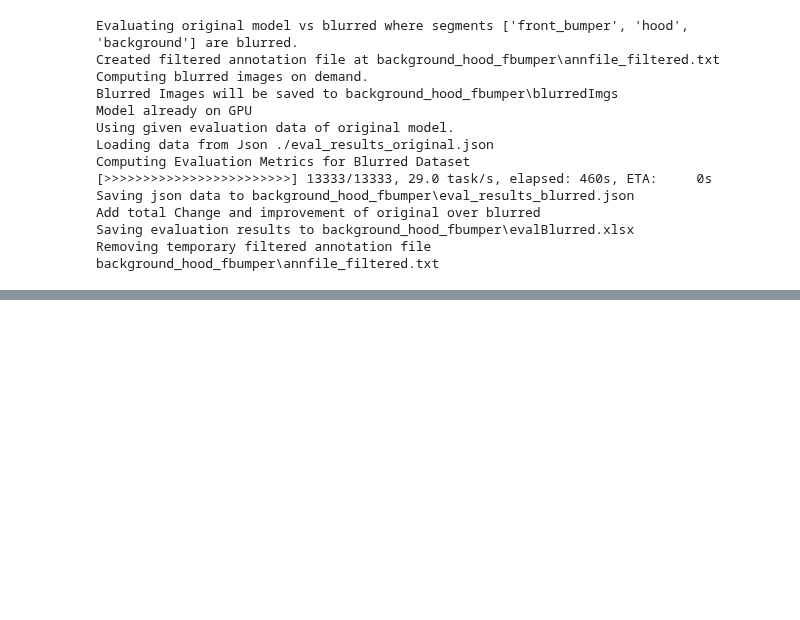
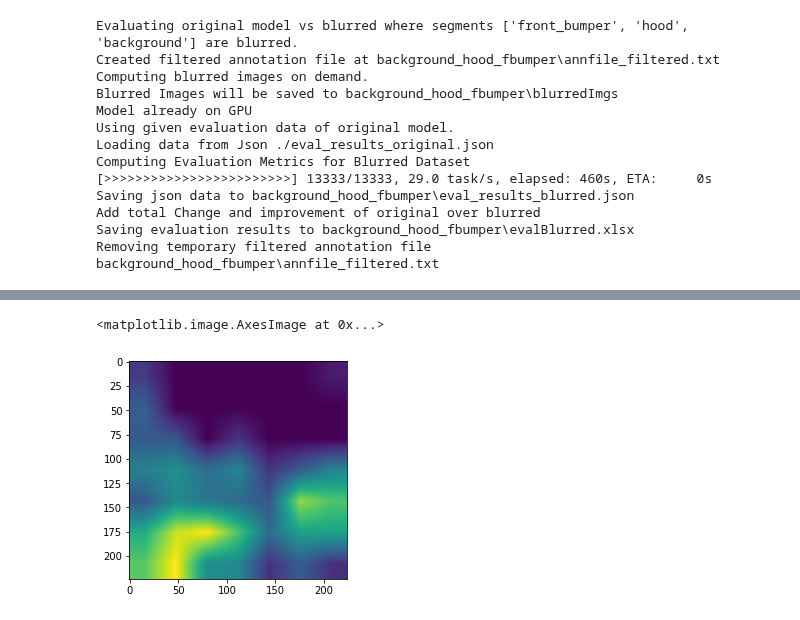
Before and after one commit to L1nusB/XAI-Vehicle-Classification, a Jupyter notebook: notebooks/Untitled.ipynb, the cells around one changed output, grey strips where cells are left out. Drawn from its saved outputs; the diff is of its cells as text; code cells hidden in the pictures; blank space fills up the shorter version.

```diff
--- a/notebooks/Untitled.ipynb
+++ b/notebooks/Untitled.ipynb
@@ -224,0 +246,5 @@ generate_segs.main([imgRootValStandford, configSeg, checkpointSeg, '-p', 'post',
+# %%
+plt.imshow(c['cat_dog.jpg'])
+# %% [output]
+<matplotlib.image.AxesImage at 0x...>
+[figure, added]
```
Also changed, not shown: parts of 7 cells of this notebook, 5 other files.
